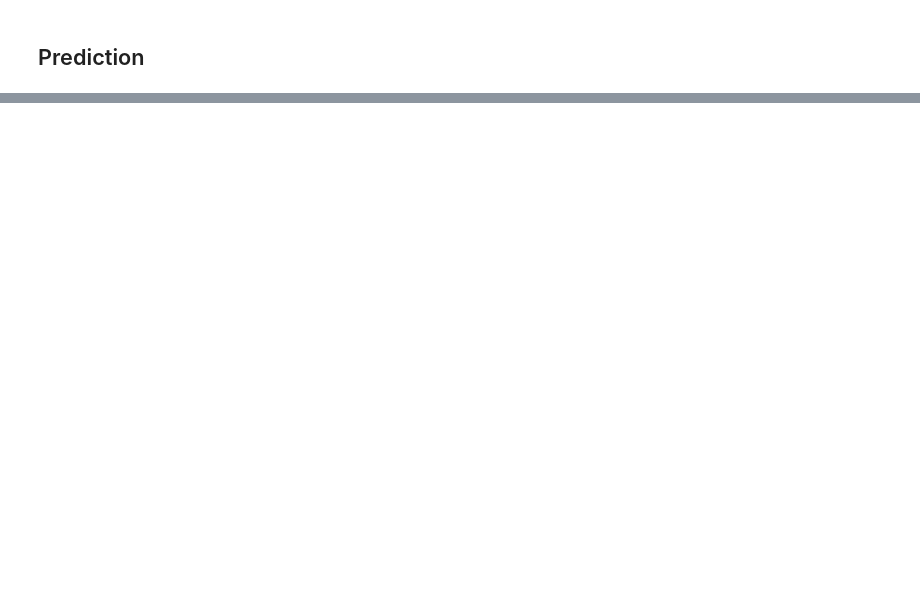
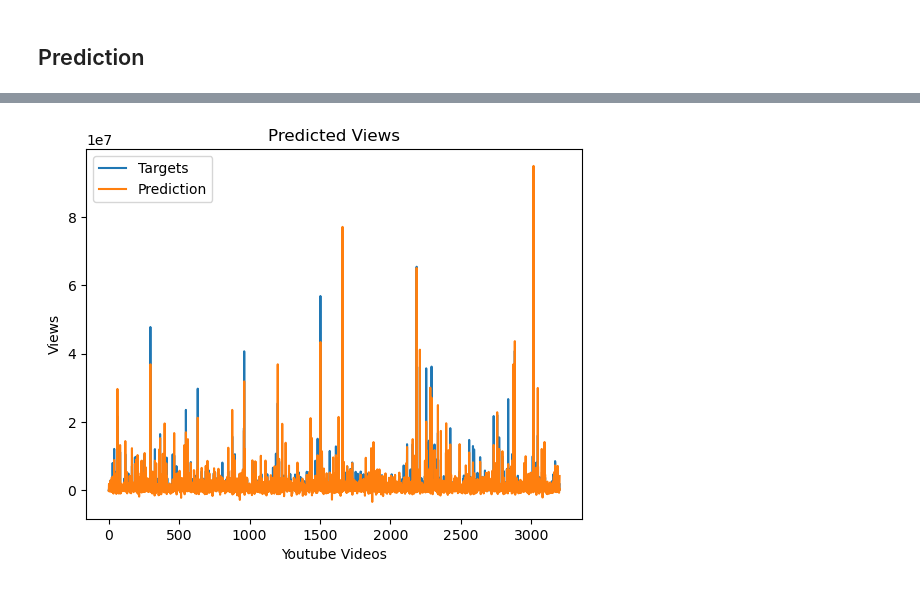
Before and after one commit to Malea-create/YouTube_Stats_Forecasting, a Jupyter notebook: src/autokeras.ipynb, the cells around one changed output, grey strips where cells are left out. Drawn from its saved outputs; the diff is of its cells as text; code cells hidden in the pictures; blank space fills up the shorter version.

```diff
--- a/src/autokeras.ipynb
+++ b/src/autokeras.ipynb
@@ -450,0 +531,17 @@ plt.show()
+# %%
+# Plotting
+plt.plot(original_targets, label='Targets')
+plt.plot(original_pred, label='Prediction')
+
+# Add labels and title
+plt.xlabel('Youtube Videos')
+plt.ylabel('Views')
+plt.title('Predicted Views')
+
+# Add legend
+plt.legend()
+
+# Show the plot
+plt.show()
+# %% [output]
+[figure, added]
```
Also changed, not shown: parts of 23 cells of this notebook, 4 other files.
